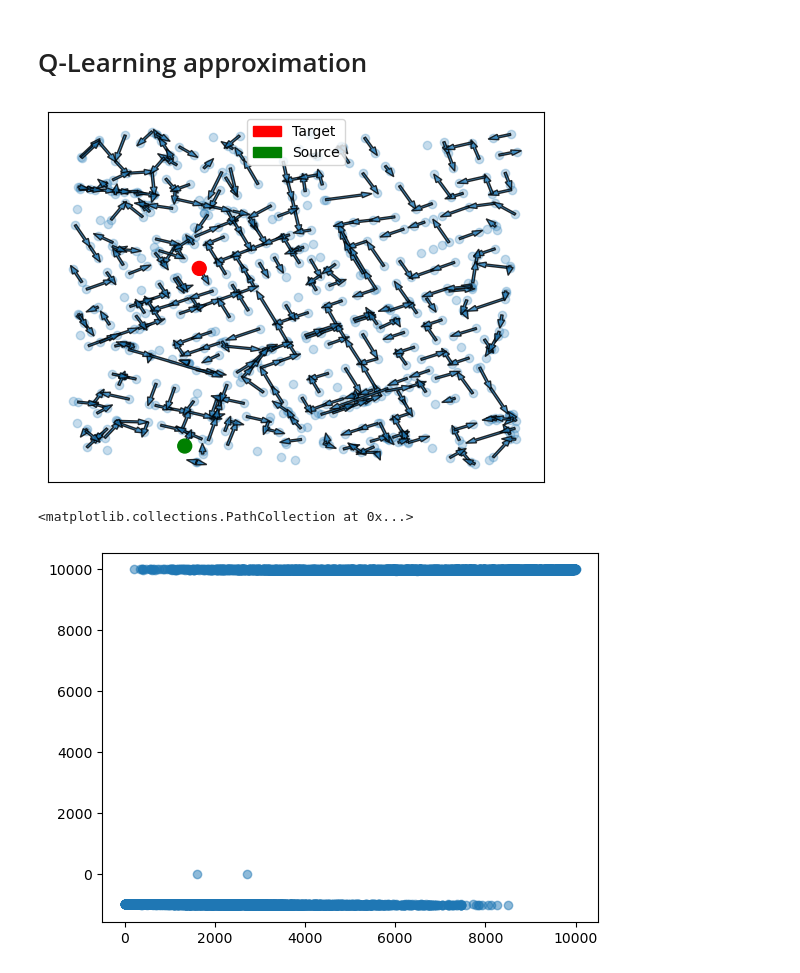
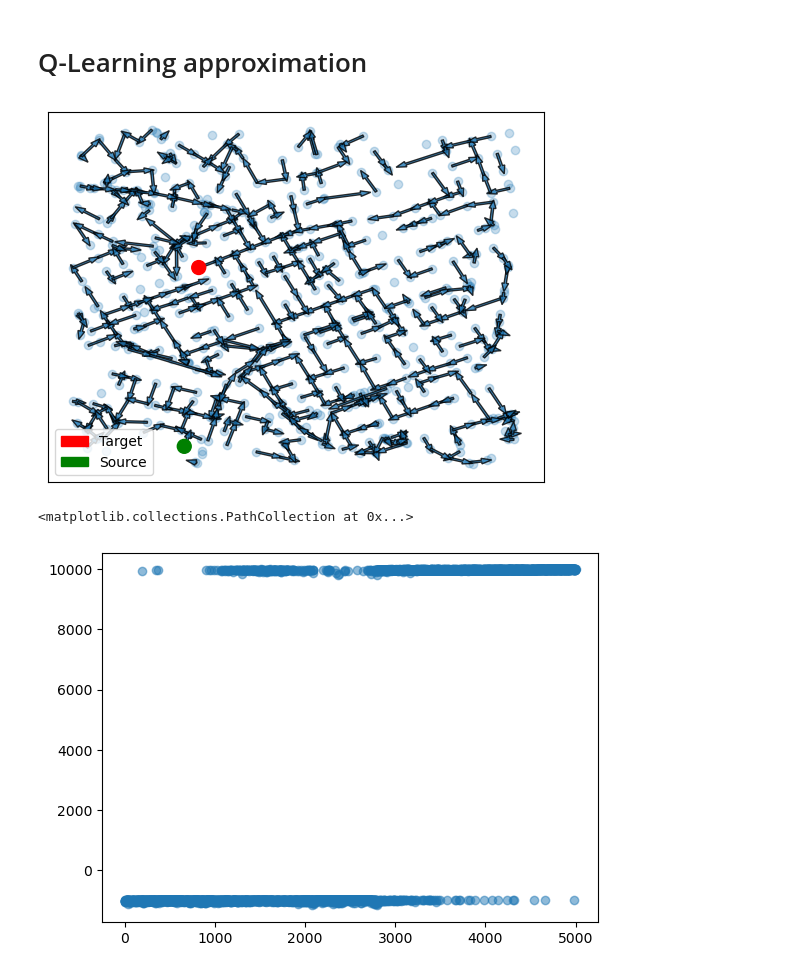
Before and after one commit to vivirodrigues/RL_Routing, a Jupyter notebook: QLearning/Model_QLearning.ipynb, the cells around one changed output. Saved outputs shown, nothing was run; the diff lists cells and outputs as text; code cells hidden in the pictures.

```diff
--- a/QLearning/Model_QLearning.ipynb
+++ b/QLearning/Model_QLearning.ipynb
@@ -465,16 +465,19 @@ class QLAgent_approx:
         if seed is not None:
             self.set_seed(seed)
 
-        self.features = np.zeros((self.n_states, 3))
+        #self.features = np.zeros((self.n_states, 3))
+        self.features = np.zeros((self.n_states, 2))
         for state in range(self.n_states):
             self.features[state, 0] = self.G.nodes[state]["x"]
             self.features[state, 1] = self.G.nodes[state]["y"]
-            self.features[state, 2] = len(self.G[state])
+            #self.features[state, 2] = len(self.G[state])
         # normalize
         self.features[:, 0] = self.features[:, 0] / np.max(self.features[:, 0])
         self.features[:, 1] = self.features[:, 1] / np.max(self.features[:, 1])
-        self.features[:, 2] = self.features[:, 2] / np.max(self.features[:, 2])
-        self.weights = np.zeros(shape = 3 * self.n_states)
+        #self.features[:, 2] = self.features[:, 2] / np.max(self.features[:, 2])
+        #self.weights = np.zeros(shape = 3 * self.n_states)
+
+        self.weights = np.zeros(shape = 4 + 2 * self.n_states)
 
     def set_seed(self, seed):
         random.seed(seed)
@@ -497,8 +500,18 @@ class QLAgent_approx:
         float
             Q value of the pair (state, action)
         """
-        features = np.zeros(3 * self.n_states)
-        features[action * 3 : action * 3 + 3] = self.features[action]
+        # features = np.zeros(3 * self.n_states)
+        # features[action * 3 : action * 3 + 3] = self.features[action]
+        # prediction = np.dot(self.weights, features)
+        # if return_feature:
+        #     return prediction, features
+        # return prediction
+
+        features = np.zeros(4 + 2 * self.n_states)
+        features[state] = 1
+        features[self.n_states + action] = 1
+        features[-4:-2] = self.features[state]
+        features[-2:] = self.features[action]
         prediction = np.dot(self.weights, features)
         if return_feature:
             return prediction, features
@@ -578,15 +591,15 @@ class QLAgent_approx:
             k += 1
         return route, cost
 # %%
-env = Environment(G, source, target, "unit", "deterministic")
-agent = QLAgent_approx(env, G, learning_rate=0.6, gamma = 0.7, n_episodes=10000)
+env = Environment(G, source, target, "weighted", "deterministic")
+agent = QLAgent_approx(env, G, learning_rate=0.2, gamma = 0.95, n_episodes=5000)
 agent.train()
 # %%
 plot_all_paths_policy(G, agent.policy, source, target)
 # %% [output]
-[figure, old version]
+[figure, new version]
 # %%
-plt.scatter(list(range(10000)), agent.episode_rewards, alpha = 0.5)
+plt.scatter(list(range(5000)), agent.episode_rewards, alpha = 0.5)
 # %% [output]
 <matplotlib.collections.PathCollection at 0x...>
-[figure, old version]
+[figure, new version]
```
Also changed, not shown: parts of 1 cell of this notebook.
